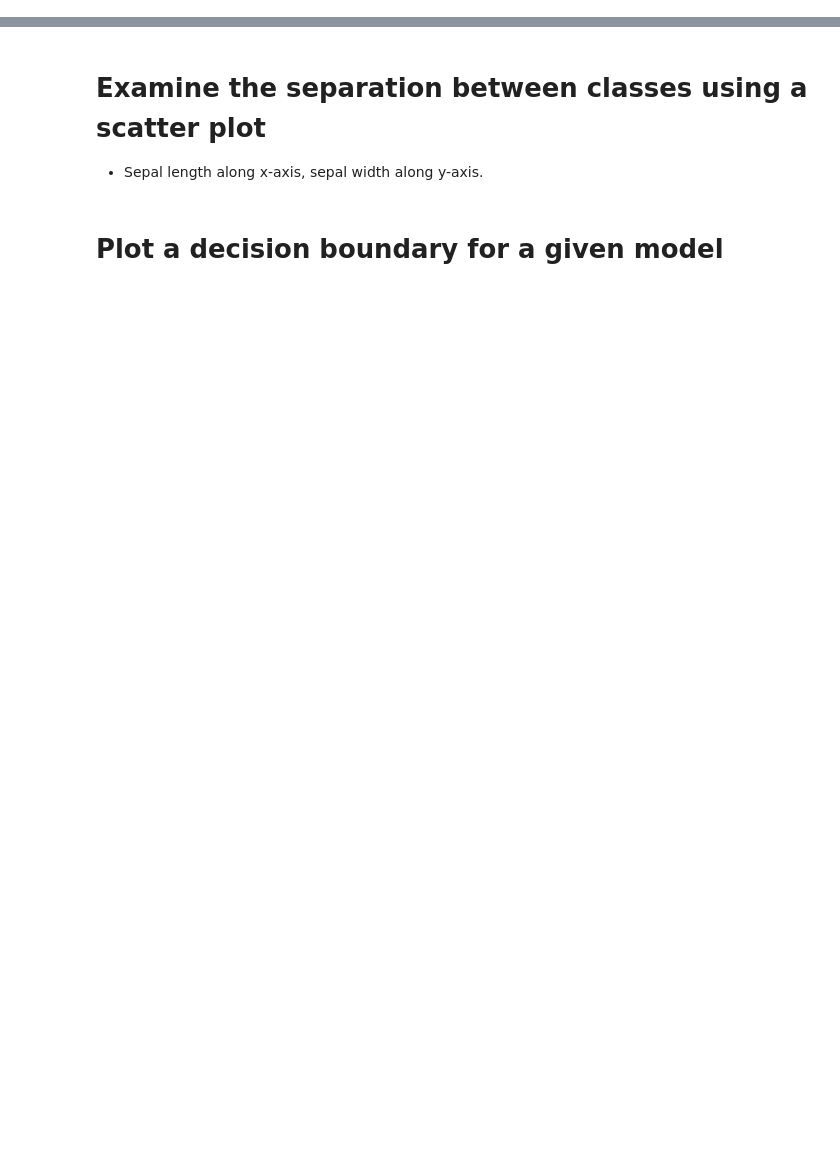
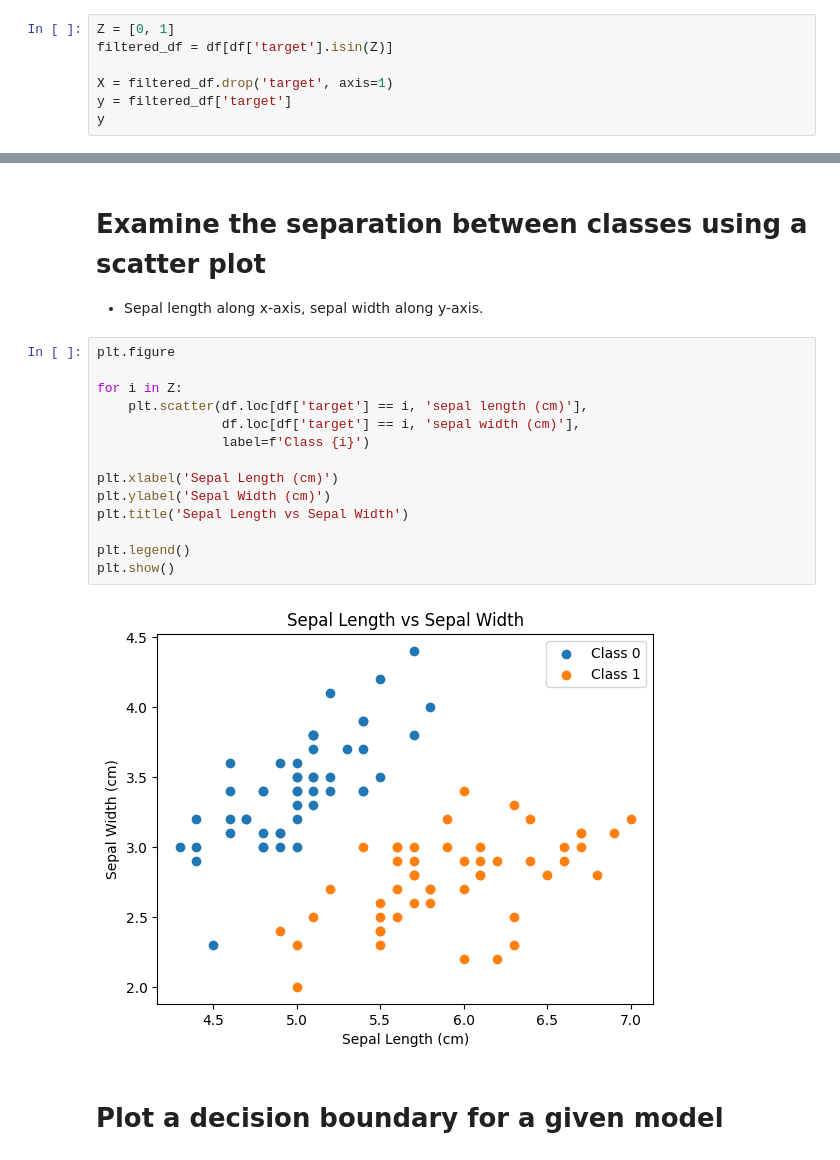
Before and after one commit to Tuwaiq-Data-Science-Bootcamp-V5/SVM_Lab1, a Jupyter notebook: SVMs-Iris.ipynb, the cells around one changed output, grey strips where cells are left out. Drawn from its saved outputs; the diff is of its cells as text; blank space fills up the shorter version.

```diff
--- a/SVMs-Iris.ipynb
+++ b/SVMs-Iris.ipynb
@@ -41,3 +87,10 @@ Libraries used in this project:
 # Reduce the dimensionality of the dataset
 
 - We want just two classes of the target label.
+# %%
+Z = [0, 1]
+filtered_df = df[df['target'].isin(Z)]
+
+X = filtered_df.drop('target', axis=1)
+y = filtered_df['target']
+y
@@ -45,5 +111,21 @@ Libraries used in this project:
 # Examine the separation between classes using a scatter plot
 
 - Sepal length along x-axis, sepal width along y-axis.
+# %%
+plt.figure
+
+for i in Z:
+    plt.scatter(df.loc[df['target'] == i, 'sepal length (cm)'],
+                df.loc[df['target'] == i, 'sepal width (cm)'],
+                label=f'Class {i}')
+
+plt.xlabel('Sepal Length (cm)')
+plt.ylabel('Sepal Width (cm)')
+plt.title('Sepal Length vs Sepal Width')
+
+plt.legend()
+plt.show()
+# %% [output]
+[figure, added]
 # %% [markdown]
 # Plot a decision boundary for a given model
```
Also changed, not shown: parts of 12 cells of this notebook.
